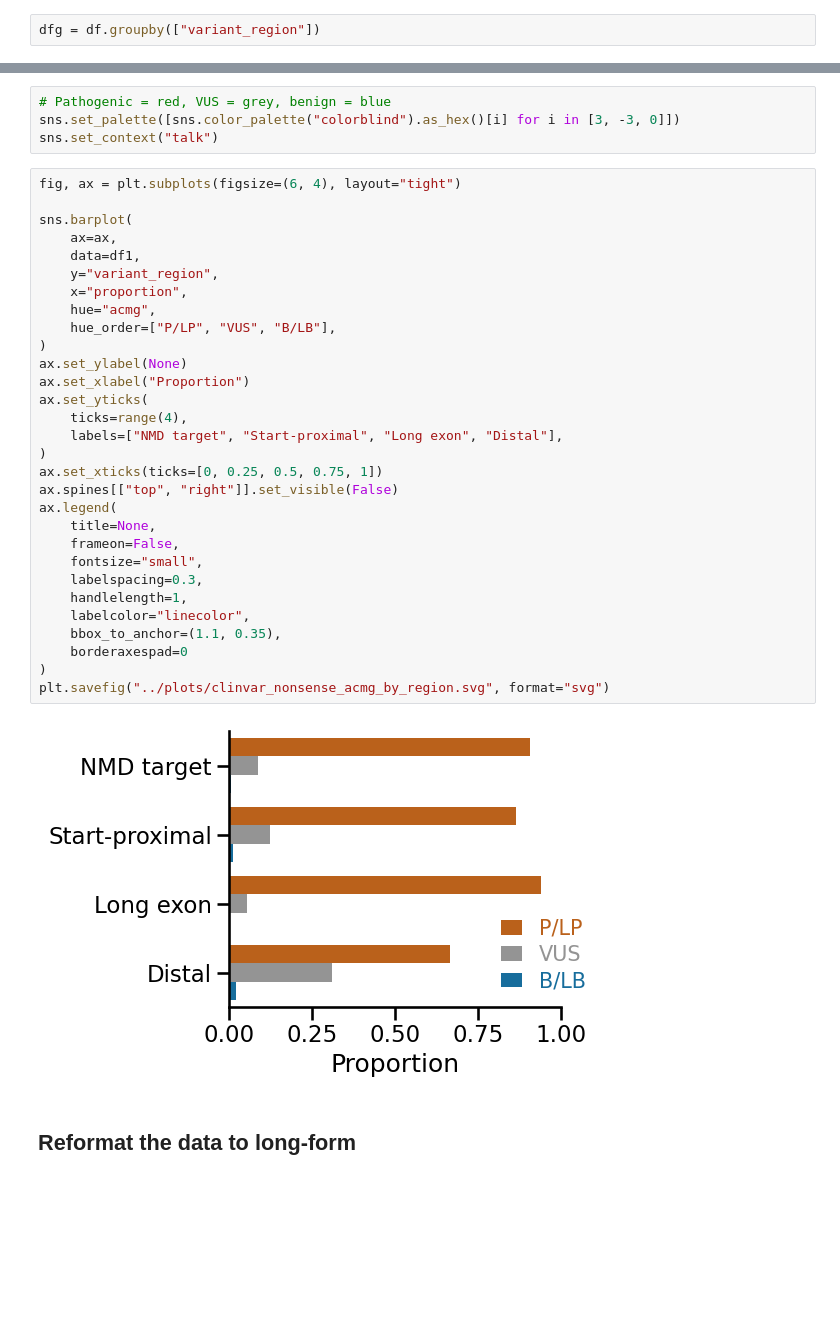
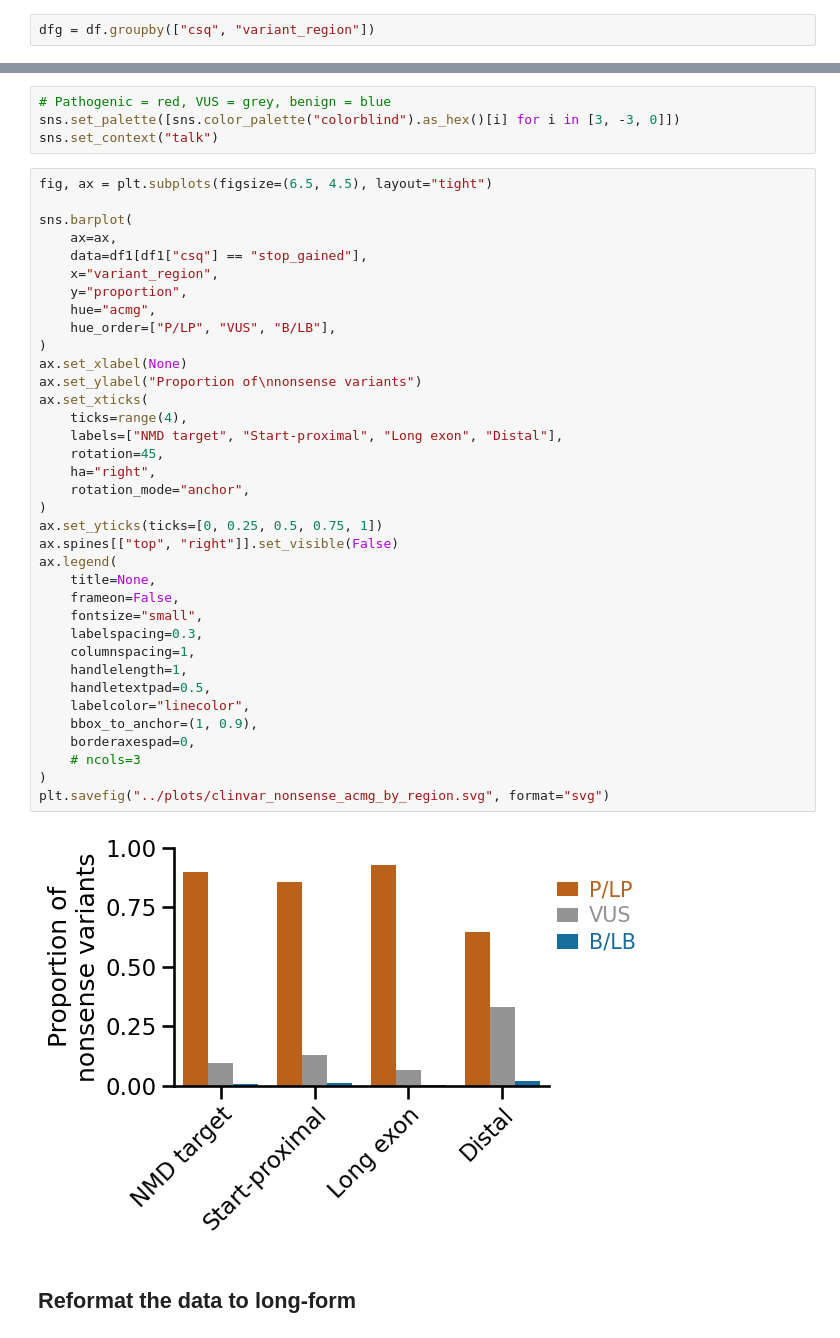
Before and after one commit to alexblakes/regional_nonsense_constraint, a Jupyter notebook: scripts_plots/clinvar_plots.ipynb, the cells around one changed output, grey strips where cells are left out. Drawn from its saved outputs; the diff is of its cells as text; blank space fills up the shorter version.

Commit message:
Adjust clinvar plot

```diff
--- a/scripts_plots/clinvar_plots.ipynb
+++ b/scripts_plots/clinvar_plots.ipynb
@@ -16,7 +16,7 @@ df = pd.read_csv("../outputs/clinvar_variants_lof_with_nmd_annotation.tsv", sep=
 # %% [markdown]
 ## Plot the proportion of VUS by NMD annotation
 # %%
-dfg = df.groupby(["variant_region"])
+dfg = df.groupby(["csq", "variant_region"])
 # %%
 df1 = dfg["acmg"].value_counts(normalize=True).rename("proportion").reset_index()
 
@@ -44,37 +44,43 @@ sns.color_palette("colorblind")
 sns.set_palette([sns.color_palette("colorblind").as_hex()[i] for i in [3, -3, 0]])
 sns.set_context("talk")
 # %%
-fig, ax = plt.subplots(figsize=(6, 4), layout="tight")
+fig, ax = plt.subplots(figsize=(6.5, 4.5), layout="tight")
 
 sns.barplot(
     ax=ax,
-    data=df1,
-    y="variant_region",
-    x="proportion",
+    data=df1[df1["csq"] == "stop_gained"],
+    x="variant_region",
+    y="proportion",
     hue="acmg",
     hue_order=["P/LP", "VUS", "B/LB"],
 )
-ax.set_ylabel(None)
-ax.set_xlabel("Proportion")
-ax.set_yticks(
+ax.set_xlabel(None)
+ax.set_ylabel("Proportion of\nnonsense variants")
+ax.set_xticks(
     ticks=range(4),
     labels=["NMD target", "Start-proximal", "Long exon", "Distal"],
+    rotation=45,
+    ha="right",
+    rotation_mode="anchor",
 )
-ax.set_xticks(ticks=[0, 0.25, 0.5, 0.75, 1])
+ax.set_yticks(ticks=[0, 0.25, 0.5, 0.75, 1])
 ax.spines[["top", "right"]].set_visible(False)
 ax.legend(
     title=None,
     frameon=False,
     fontsize="small",
     labelspacing=0.3,
+    columnspacing=1,
     handlelength=1,
+    handletextpad=0.5,
     labelcolor="linecolor",
-    bbox_to_anchor=(1.1, 0.35),
-    borderaxespad=0
+    bbox_to_anchor=(1, 0.9),
+    borderaxespad=0,
+    # ncols=3
 )
 plt.savefig("../plots/clinvar_nonsense_acmg_by_region.svg", format="svg")
 # %% [output]
-[figure, old version]
+[figure, new version]
 # %% [markdown]
 ## Reformat the data to long-form
 # %%
```
